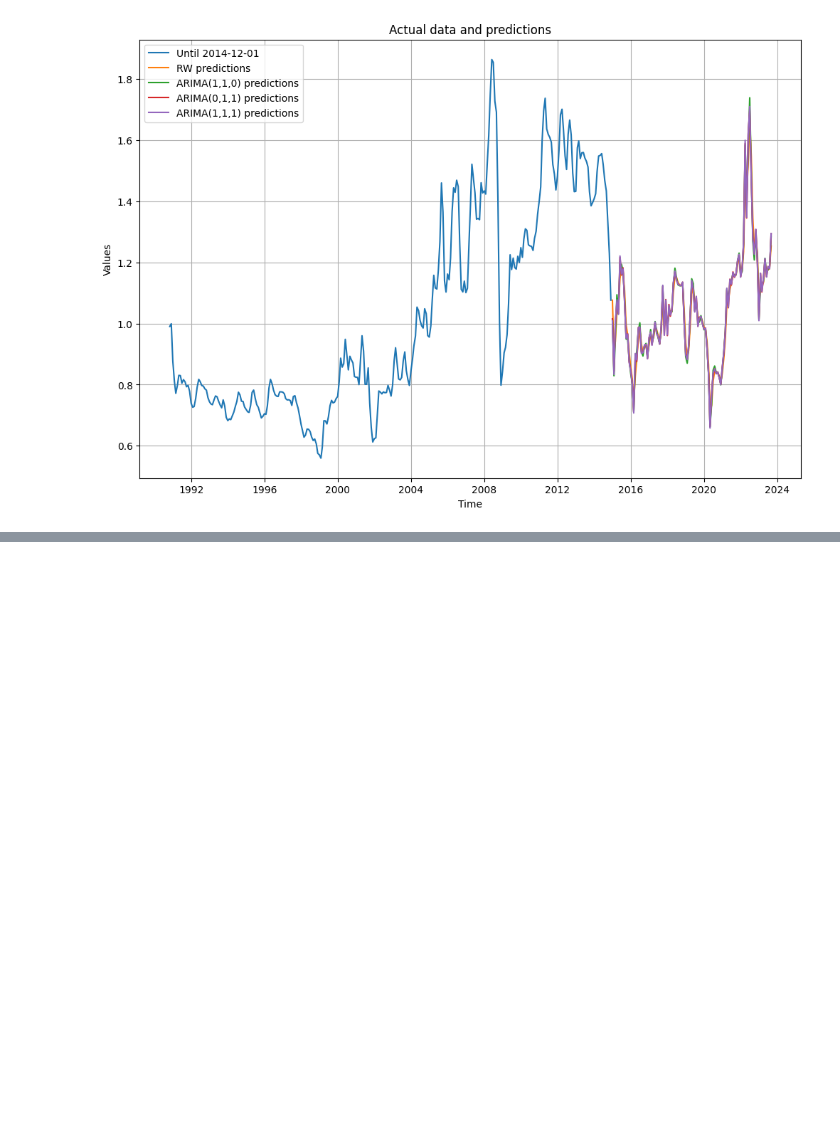
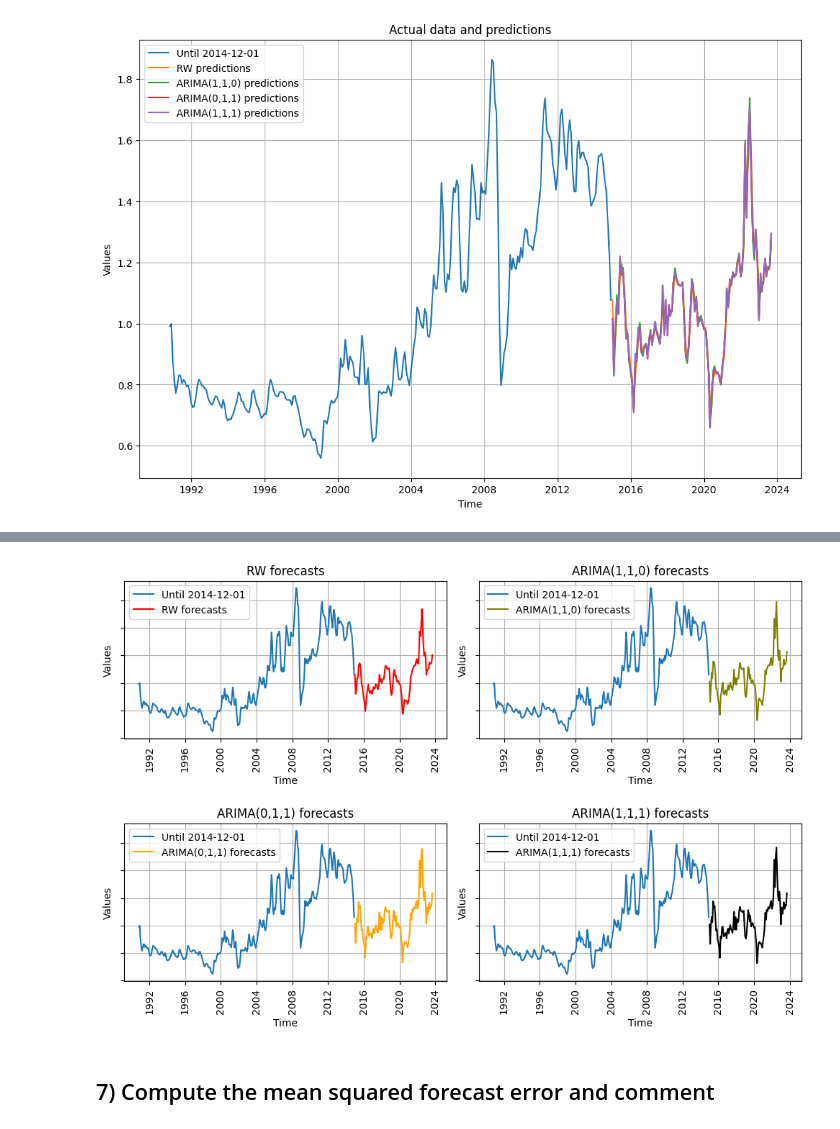
Before and after one commit to giordanovitale/Time-Series-Assignments, a Jupyter notebook: Assignment 3/Assignment3.ipynb, the cells around one changed output, grey strips where cells are left out. Saved outputs shown, nothing was run; the diff lists cells and outputs as text; code cells hidden in the pictures; blank space fills up the shorter version.

```diff
--- a/Assignment 3/Assignment3.ipynb
+++ b/Assignment 3/Assignment3.ipynb
@@ -398,0 +430,36 @@ plt.show()
+# %%
+fig, ax = plt.subplots(nrows=2, ncols=2,
+                       figsize=(10,6))
+
+ax[0,0].plot(train['Time'], train['Real_Price'], label = 'Until 2014-12-01')
+ax[0,0].plot(test['Time'], exp_rw_forecasts, label = 'RW forecasts', color='red')
+ax[0,0].set_title('RW forecasts')
+
+ax[0,1].plot(train['Time'], train['Real_Price'], label = 'Until 2014-12-01')
+ax[0,1].plot(test['Time'], exp_arima_110_forecasts, label = 'ARIMA(1,1,0) forecasts', color='olive')
+ax[0,1].set_title('ARIMA(1,1,0) forecasts')
+
+ax[1,0].plot(train['Time'], train['Real_Price'], label = 'Until 2014-12-01')
+ax[1,0].plot(test['Time'], exp_arima_011_forecasts, label = 'ARIMA(0,1,1) forecasts', color='orange')
+ax[1,0].set_title('ARIMA(0,1,1) forecasts')
+
+ax[1,1].plot(train['Time'], train['Real_Price'], label = 'Until 2014-12-01')
+ax[1,1].plot(test['Time'], exp_arima_111_forecasts, label = 'ARIMA(1,1,1) forecasts', color='black')
+ax[1,1].set_title('ARIMA(1,1,1) forecasts')
+
+for i in range(2):
+    for j in range(2):
+        ax[i, j].set_xlabel('Time')
+        ax[i, j].set_ylabel('Values')
+        ax[i, j].grid()
+        ax[i, j].legend()
+        ax[i,j].tick_params(labelrotation=90)
+        ax[i,j].set_yticklabels([])
+
+plt.tight_layout()
+fig.subplots_adjust(bottom=0.01)
+plt.show()
+# %% [output]
+[figure, added]
+# %% [markdown]
+## 7) Compute the mean squared forecast error and comment
```
Also changed, not shown: parts of 8 cells of this notebook.
